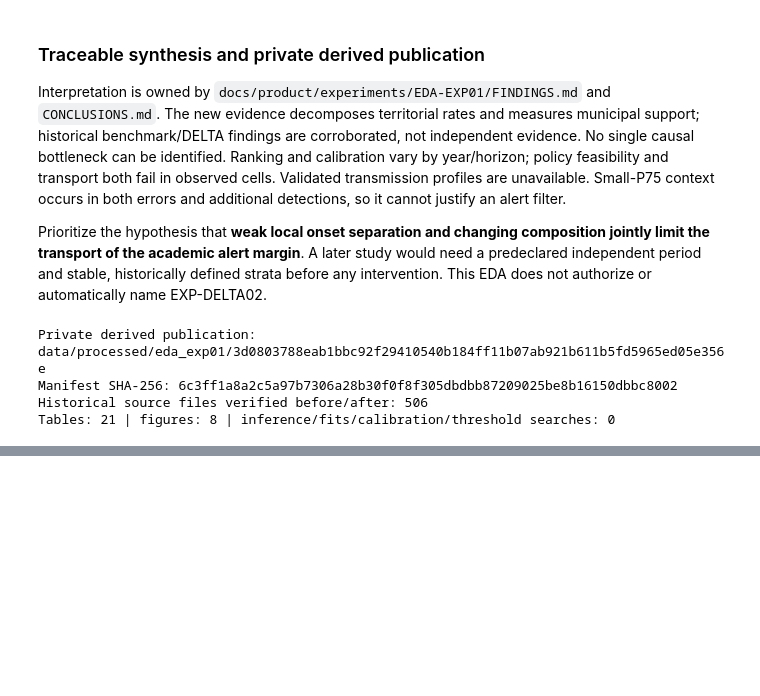
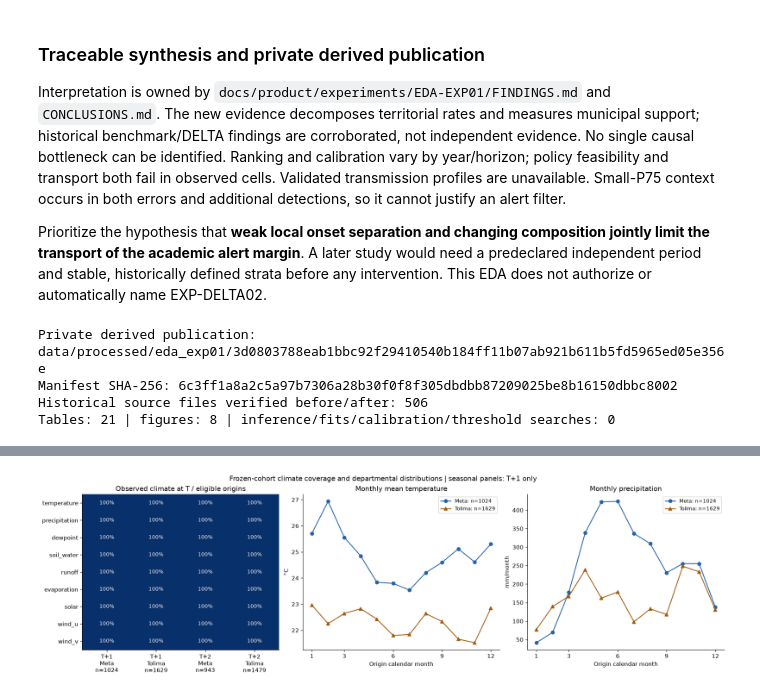
Before and after one commit to j-mauro-r/SAT-Dengue-V2, a Jupyter notebook: notebooks/eda_experimental_results.ipynb, the cells around one changed output, grey strips where cells are left out. Drawn from its saved outputs; the diff is of its cells as text; code cells hidden in the pictures; blank space fills up the shorter version.

Commit message:
feat(docs): append preserved climate analysis to EDA-EXP01

```diff
--- a/notebooks/eda_experimental_results.ipynb
+++ b/notebooks/eda_experimental_results.ipynb
@@ -1248,0 +1982,68 @@ Tables: 21 | figures: 8 | inference/fits/calibration/threshold searches: 0
+# %%
+climate_coverage_counts = climate_current.groupby(["horizon", "department_code"]).size()
+fig, climate_axes = plt.subplots(1, 3, figsize=(17, 5), layout="constrained")
+climate_cov_grid = climate_distribution.pivot(
+    index="variable", columns=["horizon", "department_code"], values="coverage"
+).reindex(list(CLIMATE_FIELDS))
+climate_axes[0].imshow(climate_cov_grid, vmin=0, vmax=1, cmap="Blues", aspect="auto")
+for climate_i in range(9):
+    for climate_j in range(4):
+        climate_h, climate_dep = climate_cov_grid.columns[climate_j]
+        climate_row = climate_distribution[
+            (climate_distribution.horizon == climate_h)
+            & (climate_distribution.department_code == climate_dep)
+            & climate_distribution.variable.eq(climate_cov_grid.index[climate_i])
+        ].iloc[0]
+        climate_axes[0].text(
+            climate_j,
+            climate_i,
+            f"{100 * climate_row.coverage:.0f}%",
+            ha="center",
+            va="center",
+            color="white" if climate_row.coverage > 0.6 else "black",
+            fontsize=9,
+        )
+climate_axes[0].set(
+    title="Observed climate at T / eligible origins",
+    yticks=range(9),
+    yticklabels=list(CLIMATE_FIELDS),
+    xticks=range(4),
+    xticklabels=[
+        f"T+{h}\n{'Meta' if dep == '50' else 'Tolima'}\nn={climate_coverage_counts.loc[(h, dep)]}"
+        for h, dep in climate_cov_grid.columns
+    ],
+)
+for climate_ax, climate_variable in zip(
+    climate_axes[1:], ["temperature", "precipitation"], strict=True
+):
+    for climate_dep, climate_label, climate_marker, climate_color in [
+        ("50", "Meta", "o", "#2563a6"),
+        ("73", "Tolima", "^", "#a25b0b"),
+    ]:
+        climate_season = (
+            climate_current[
+                (climate_current.horizon == 1) & (climate_current.department_code == climate_dep)
+            ]
+            .groupby("origin_month")[climate_variable]
+            .agg(["median", "count"])
+        )
+        climate_ax.plot(
+            climate_season.index,
+            climate_season["median"],
+            color=climate_color,
+            marker=climate_marker,
+            label=f"{climate_label}: n={int(climate_season['count'].sum())}",
+        )
+    climate_ax.set(
+        title=CLIMATE_FIELDS[climate_variable][2],
+        xlabel="Origin calendar month",
+        ylabel=CLIMATE_FIELDS[climate_variable][1],
+        xticks=[1, 3, 6, 9, 12],
+    )
+    climate_ax.legend(fontsize=9)
+fig.suptitle(
+    "Frozen-cohort climate coverage and departmental distributions | seasonal panels: T+1 only"
+)
+climate_finish(fig, "12_climate_coverage_and_departments")
+# %% [output]
+[figure, added]
```
Also changed, not shown: parts of 18 cells of this notebook, 3 other files.
